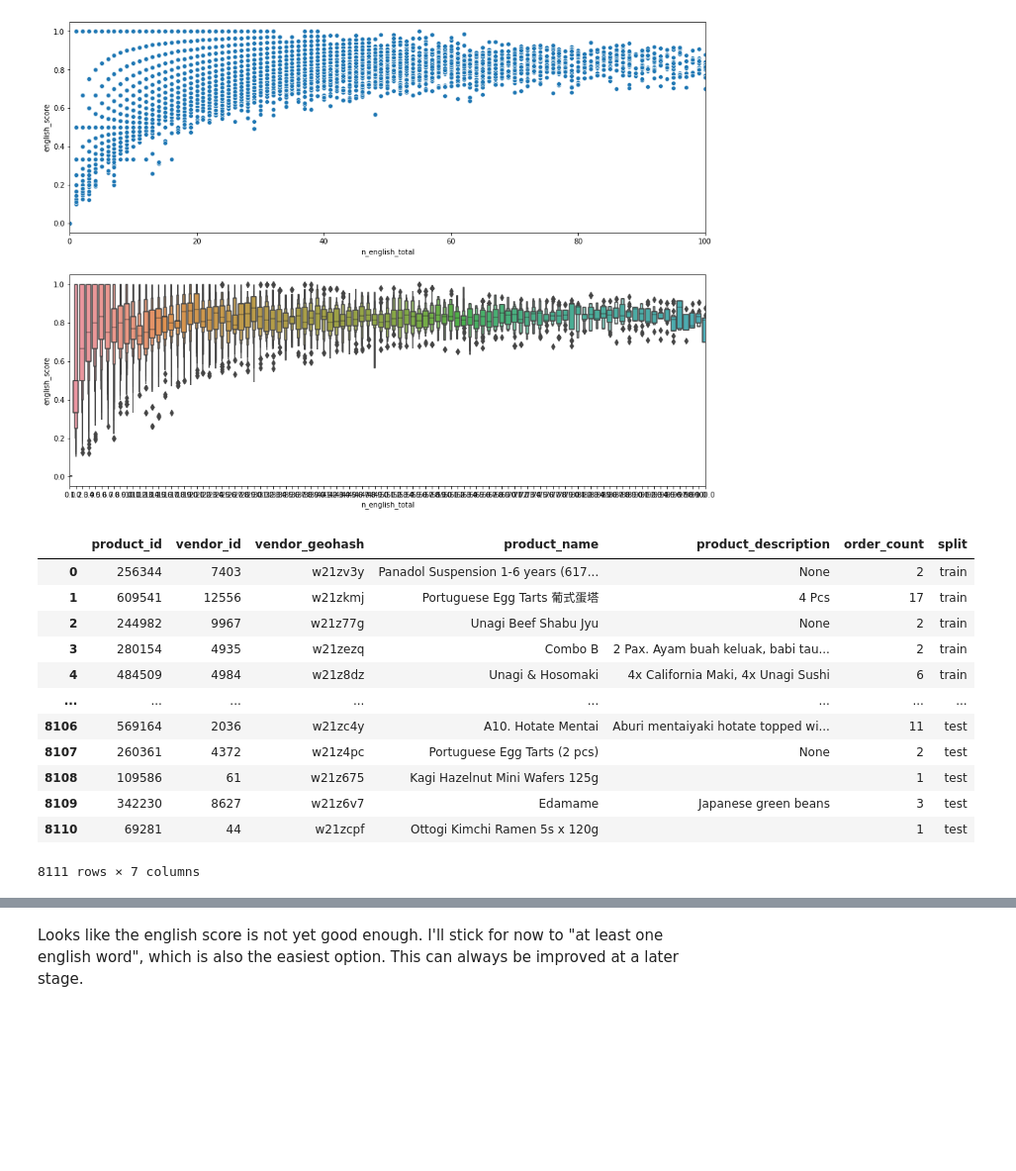
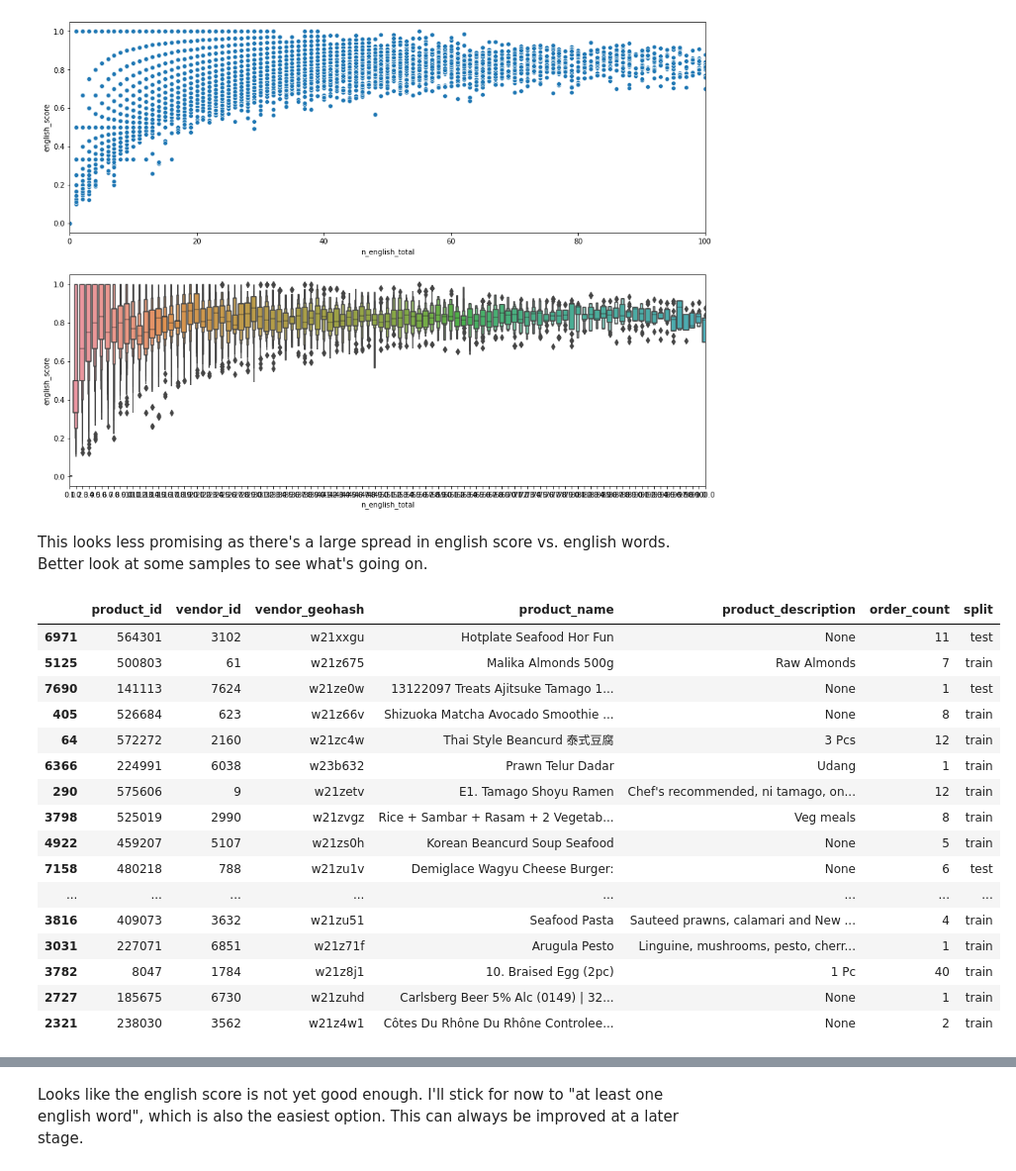
Before and after one commit to cb-314/vendor_challenge, a Jupyter notebook: vendor_challenge.ipynb, the cells around one changed output, grey strips where cells are left out. Shown at 99% size. Saved outputs shown, nothing was run; the diff lists cells and outputs as text; code cells hidden in the pictures; blank space fills up the shorter version.

```diff
--- a/vendor_challenge.ipynb
+++ b/vendor_challenge.ipynb
@@ -66,0 +78,7 @@ True
+# %%
+# primary keys from raw data
+raw_primary_keys = ["product_id", "vendor_id", "vendor_geohash"]
+# %%
+# use these keys to normalize
+primary_keys = raw_primary_keys + ["split"]
+text_keys = primary_keys + ["source"]
@@ -202,4 +220,0 @@ products_sample_raw_train_test_df
-# %%
-# use these keys to normalize
-primary_keys = ["product_id", "vendor_id", "vendor_geohash", "split"]
-text_keys = primary_keys + ["source"]
@@ -366,21 +392,30 @@ plt.show()
 # %% [output]
 [figure]
+# %% [markdown]
+This looks less promising as there's a large spread in english score vs. english words. Better look at some samples to see what's going on.
 # %%
 # original text in score window
-products_sample_raw_train_test_df.merge(products_english_df[(products_english_df["english_score"] > 0.2) & (products_english_df["english_score"] < 0.3)][primary_keys], on=primary_keys, how="inner")
+products_sample_raw_train_test_df.merge(
+    products_english_df[(products_english_df["english_score"] > 0.2) & (products_english_df["english_score"] < 0.3)][primary_keys],
+    on=primary_keys,
+    how="inner").sample(20)
 # %% [output]
 |  | product_id | vendor_id | vendor_geohash | product_name | product_description | order_count | split |
-| 0 | 256344 | 7403 | w21zv3y | Panadol Suspension 1-6 years (617... | None | 2 | train |
-| 1 | 609541 | 12556 | w21zkmj | Portuguese Egg Tarts 葡式蛋塔 | 4 Pcs | 17 | train |
-| 2 | 244982 | 9967 | w21z77g | Unagi Beef Shabu Jyu | None | 2 | train |
-| 3 | 280154 | 4935 | w21zezq | Combo B | 2 Pax. Ayam buah keluak, babi tau... | 2 | train |
-| 4 | 484509 | 4984 | w21z8dz | Unagi & Hosomaki | 4x California Maki, 4x Unagi Sushi | 6 | train |
+| 6971 | 564301 | 3102 | w21xxgu | Hotplate Seafood Hor Fun | None | 11 | test |
+| 5125 | 500803 | 61 | w21z675 | Malika Almonds 500g | Raw Almonds | 7 | train |
+| 7690 | 141113 | 7624 | w21ze0w | 13122097 Treats Ajitsuke Tamago 1... | None | 1 | test |
+| 405 | 526684 | 623 | w21z66v | Shizuoka Matcha Avocado Smoothie ... | None | 8 | train |
+| 64 | 572272 | 2160 | w21zc4w | Thai Style Beancurd 泰式豆腐 | 3 Pcs | 12 | train |
+| 6366 | 224991 | 6038 | w23b632 | Prawn Telur Dadar | Udang | 1 | train |
+| 290 | 575606 | 9 | w21zetv | E1. Tamago Shoyu Ramen | Chef's recommended, ni tamago, on... | 12 | train |
+| 3798 | 525019 | 2990 | w21zvgz | Rice + Sambar + Rasam + 2 Vegetab... | Veg meals | 8 | train |
+| 4922 | 459207 | 5107 | w21zs0h | Korean Beancurd Soup Seafood | None | 5 | train |
+| 7158 | 480218 | 788 | w21zu1v | Demiglace Wagyu Cheese Burger: | None | 6 | test |
 | ... | ... | ... | ... | ... | ... | ... | ... |
-| 8106 | 569164 | 2036 | w21zc4y | A10. Hotate Mentai | Aburi mentaiyaki hotate topped wi... | 11 | test |
-| 8107 | 260361 | 4372 | w21z4pc | Portuguese Egg Tarts (2 pcs) | None | 2 | test |
-| 8108 | 109586 | 61 | w21z675 | Kagi Hazelnut Mini Wafers 125g |  | 1 | test |
-| 8109 | 342230 | 8627 | w21z6v7 | Edamame | Japanese green beans | 3 | test |
-| 8110 | 69281 | 44 | w21zcpf | Ottogi Kimchi Ramen 5s x 120g |  | 1 | test |
+| 3816 | 409073 | 3632 | w21zu51 | Seafood Pasta | Sauteed prawns, calamari and New ... | 4 | train |
+| 3031 | 227071 | 6851 | w21z71f | Arugula Pesto | Linguine, mushrooms, pesto, cherr... | 1 | train |
+| 3782 | 8047 | 1784 | w21z8j1 | 10. Braised Egg (2pc) | 1 Pc | 40 | train |
+| 2727 | 185675 | 6730 | w21zuhd | Carlsberg Beer 5% Alc (0149) | 32... | None | 1 | train |
+| 2321 | 238030 | 3562 | w21z4w1 | Côtes Du Rhône Du Rhône Controlee... | None | 2 | train |
-8111 rows × 7 columns
 # %%
 # original text in score window
```
Also changed, not shown: parts of 74 cells of this notebook.
